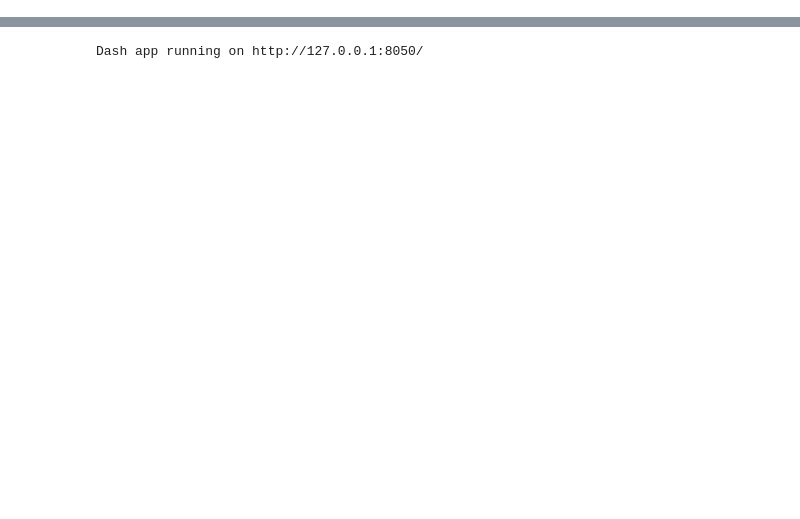
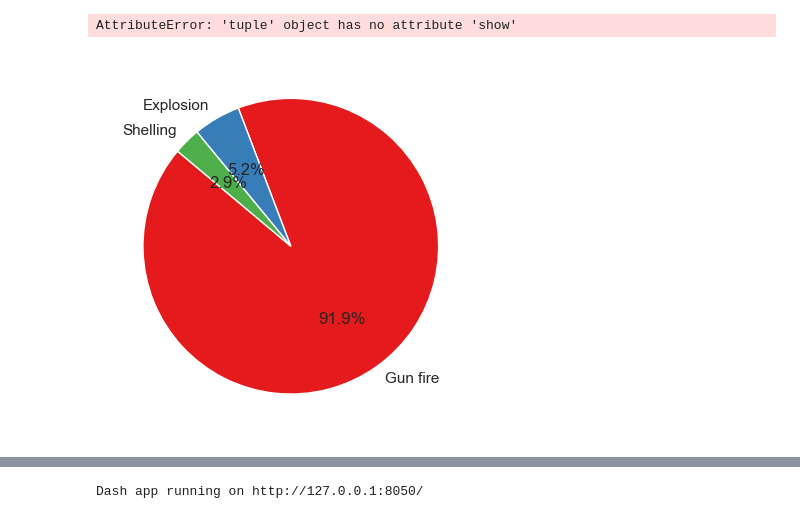
Before and after one commit to HamedRashwan/Phalstine, a Jupyter notebook: notebooks/Dashboard.ipynb, the cells around one changed output, grey strips where cells are left out. Cells and saved outputs as stored; diff of their text form; code cells hidden in the pictures; blank space fills up the shorter version.

```diff
--- a/notebooks/Dashboard.ipynb
+++ b/notebooks/Dashboard.ipynb
@@ -23,0 +31,6 @@ df
+# %%
+fig3=plt.pie(df.type_of_injury.value_counts().head(3), labels=['Gun fire', 'Explosion', 'Shelling'], autopct='%1.1f%%', startangle=140)
+fig3.show()
+# %% [output]
+AttributeError: 'tuple' object has no attribute 'show'
+[figure, added]
```
Also changed, not shown: parts of 26 cells of this notebook, 17 other files.
